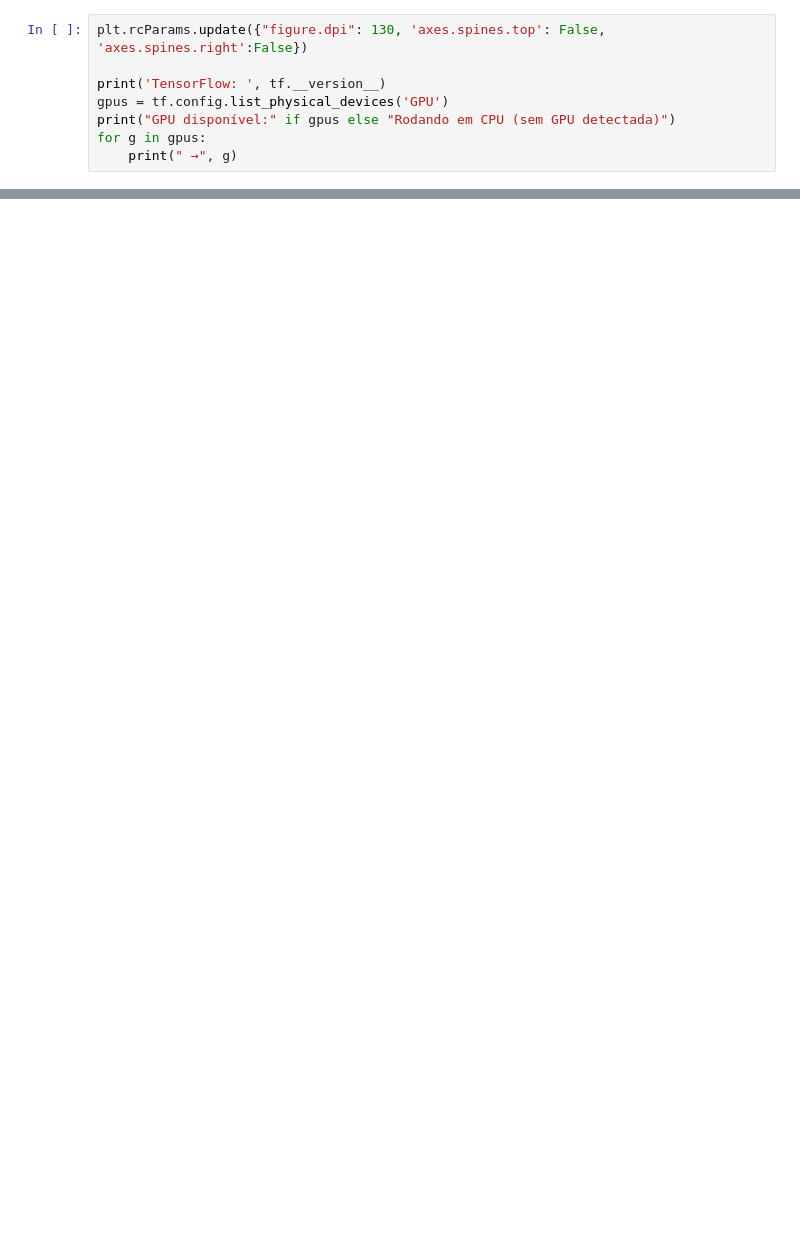
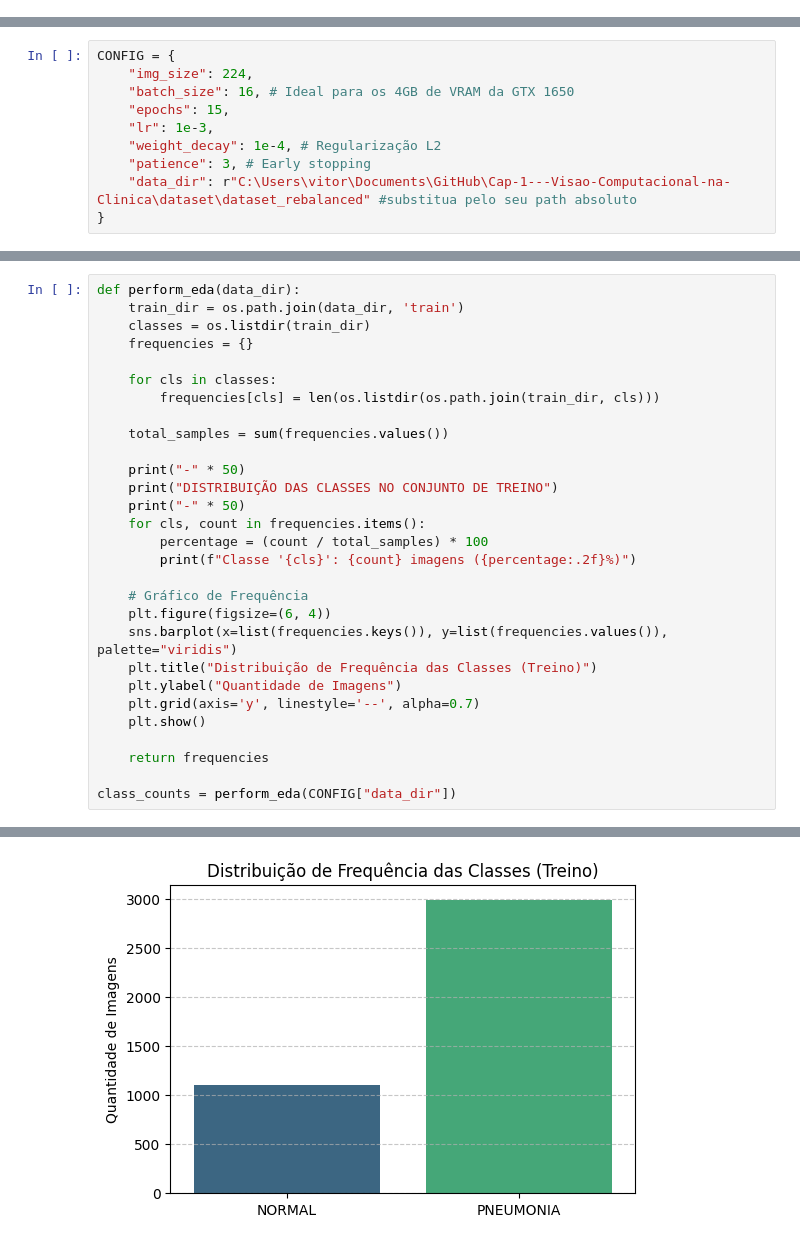
Before and after one commit to CardioIA-Project/Cap-1---Visao-Computacional-na-Clinica, a Jupyter notebook: classificacao_de_imagens/image_classification_with_cnn.ipynb, the cells around one changed output, grey strips where cells are left out. Drawn from its saved outputs; the diff is of its cells as text; blank space fills up the shorter version.

Commit message:
update classificacao_de_imagens

```diff
--- a/classificacao_de_imagens/image_classification_with_cnn.ipynb
+++ b/classificacao_de_imagens/image_classification_with_cnn.ipynb
@@ -25,8 +0,0 @@ from sklearn.metrics import (
-# %%
-plt.rcParams.update({"figure.dpi": 130, 'axes.spines.top': False, 'axes.spines.right':False})
-
-print('TensorFlow: ', tf.__version__)
-gpus = tf.config.list_physical_devices('GPU')
-print("GPU disponível:" if gpus else "Rodando em CPU (sem GPU detectada)")
-for g in gpus:
-    print(" →", g)
@@ -389,0 +24,10 @@ KeyboardInterrupt:
+# %%
+CONFIG = {
+    "img_size": 224,
+    "batch_size": 16, # Ideal para os 4GB de VRAM da GTX 1650
+    "epochs": 15,
+    "lr": 1e-3,
+    "weight_decay": 1e-4, # Regularização L2
+    "patience": 3, # Early stopping
+    "data_dir": r"C:\Users\vitor\Documents\GitHub\Cap-1---Visao-Computacional-na-Clinica\dataset\dataset_rebalanced" #substitua pelo seu path absoluto
+}
@@ -389,0 +46,30 @@ KeyboardInterrupt:
+# %%
+def perform_eda(data_dir):
+    train_dir = os.path.join(data_dir, 'train')
+    classes = os.listdir(train_dir)
+    frequencies = {}
+
+    for cls in classes:
+        frequencies[cls] = len(os.listdir(os.path.join(train_dir, cls)))
+
+    total_samples = sum(frequencies.values())
+
+    print("-" * 50)
+    print("DISTRIBUIÇÃO DAS CLASSES NO CONJUNTO DE TREINO")
+    print("-" * 50)
+    for cls, count in frequencies.items():
+        percentage = (count / total_samples) * 100
+        print(f"Classe '{cls}': {count} imagens ({percentage:.2f}%)")
+
+    # Gráfico de Frequência
+    plt.figure(figsize=(6, 4))
+    sns.barplot(x=list(frequencies.keys()), y=list(frequencies.values()), palette="viridis")
+    plt.title("Distribuição de Frequência das Classes (Treino)")
+    plt.ylabel("Quantidade de Imagens")
+    plt.grid(axis='y', linestyle='--', alpha=0.7)
+    plt.show()
+
+    return frequencies
+
+class_counts = perform_eda(CONFIG["data_dir"])
+# %% [output]
@@ -389,0 +84 @@ KeyboardInterrupt:
+[figure, added]
```
Also changed, not shown: parts of 42 cells of this notebook, 3 other files.
